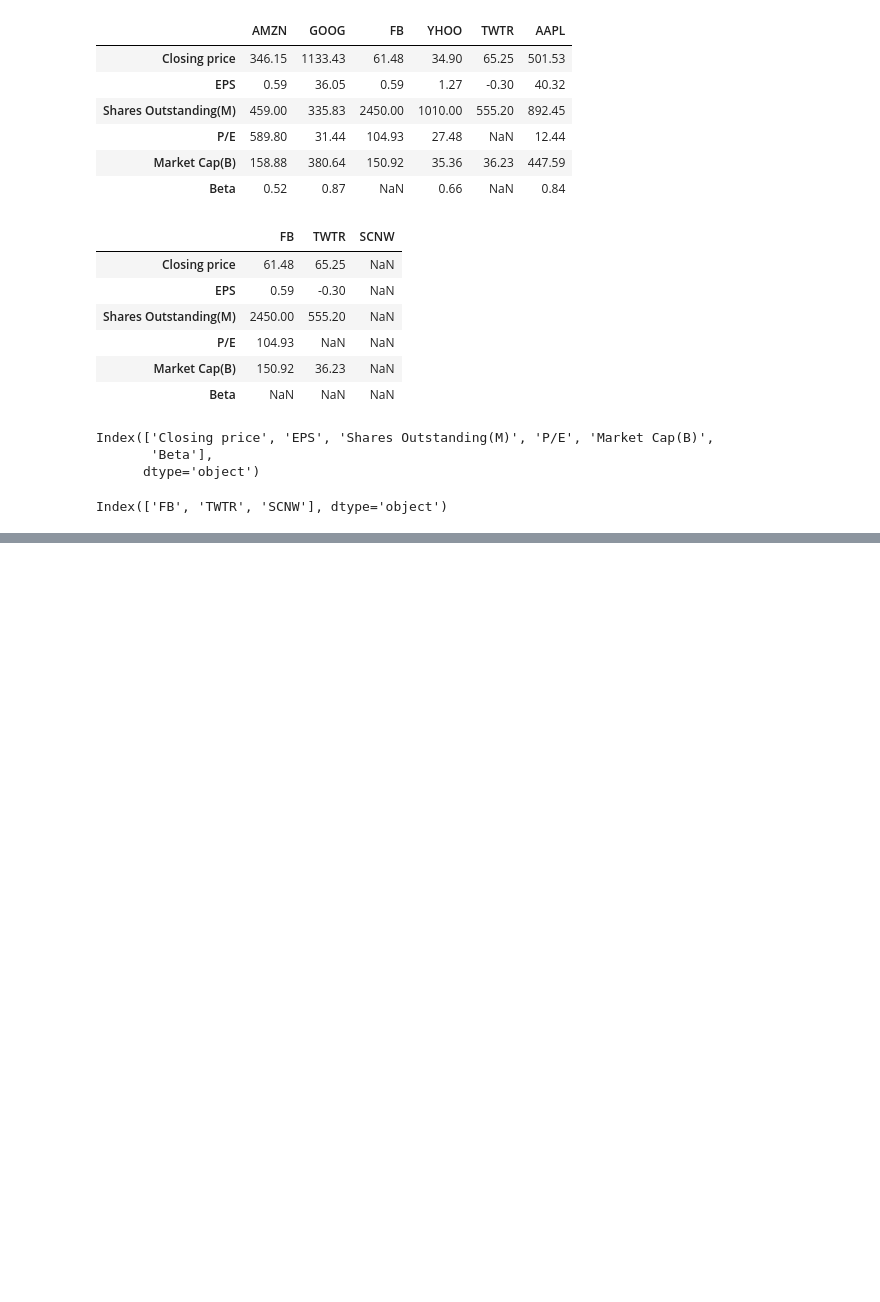
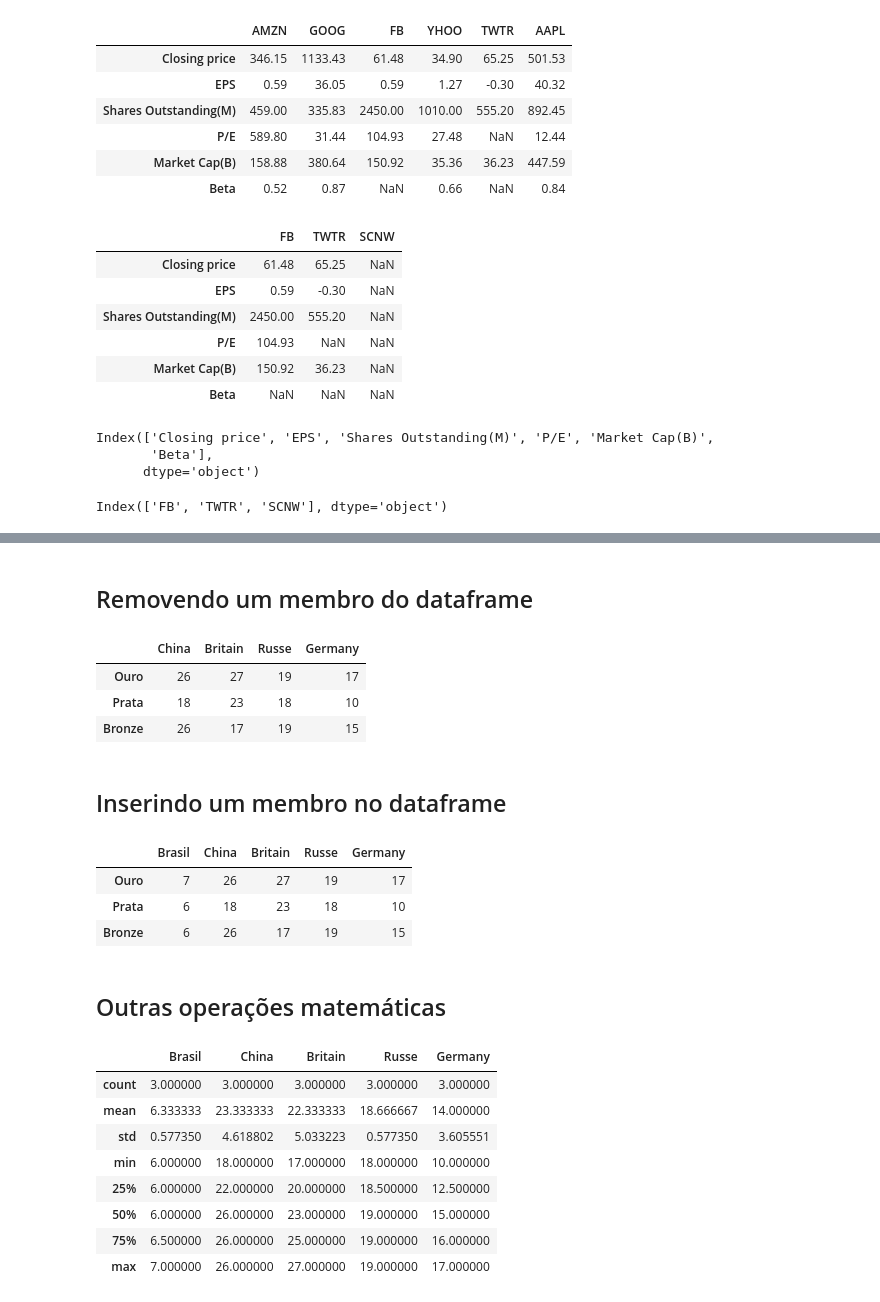
Before and after one commit to michelaap/notebooks, a Jupyter notebook: pandas_dataframes.ipynb, the cells around one changed output, grey strips where cells are left out. Drawn from its saved outputs; the diff is of its cells as text; code cells hidden in the pictures; blank space fills up the shorter version.

```diff
--- a/pandas_dataframes.ipynb
+++ b/pandas_dataframes.ipynb
@@ -71,0 +74,10 @@ Index(['FB', 'TWTR', 'SCNW'], dtype='object')
+# %%
+Quadro_Medalhas_Rio_2016 = {
+    'USA': {'Ouro': 46, 'Prata': 37, 'Bronze': 38},
+    'China': {'Ouro': 26, 'Prata': 18, 'Bronze': 26},
+    'Britain': {'Ouro': 27, 'Prata': 23, 'Bronze': 17},
+    'Russe': {'Ouro': 19, 'Prata': 18, 'Bronze': 19},
+    'Germany': {'Ouro': 17, 'Prata': 10, 'Bronze': 15}
+}
+# %%
+Rio_2016 = pd.DataFrame.from_dict(Quadro_Medalhas_Rio_2016)
@@ -71,0 +259,2 @@ Index(['FB', 'TWTR', 'SCNW'], dtype='object')
+# %% [markdown]
+## Removendo um membro do dataframe
@@ -71,0 +263,32 @@ Index(['FB', 'TWTR', 'SCNW'], dtype='object')
+# %%
+Rio_2016
+# %% [output]
+|  | China | Britain | Russe | Germany |
+| Ouro | 26 | 27 | 19 | 17 |
+| Prata | 18 | 23 | 18 | 10 |
+| Bronze | 26 | 17 | 19 | 15 |
+# %% [markdown]
+## Inserindo um membro no dataframe
+# %%
+Rio_2016.insert(0, 'Brasil', (7, 6, 6))
+# %%
+Rio_2016
+# %% [output]
+|  | Brasil | China | Britain | Russe | Germany |
+| Ouro | 7 | 26 | 27 | 19 | 17 |
+| Prata | 6 | 18 | 23 | 18 | 10 |
+| Bronze | 6 | 26 | 17 | 19 | 15 |
+# %% [markdown]
+## Outras operações matemáticas
+# %%
+Rio_2016.describe()
+# %% [output]
+|  | Brasil | China | Britain | Russe | Germany |
+| count | 3.000000 | 3.000000 | 3.000000 | 3.000000 | 3.000000 |
+| mean | 6.333333 | 23.333333 | 22.333333 | 18.666667 | 14.000000 |
+| std | 0.577350 | 4.618802 | 5.033223 | 0.577350 | 3.605551 |
+| min | 6.000000 | 18.000000 | 17.000000 | 18.000000 | 10.000000 |
+| 25% | 6.000000 | 22.000000 | 20.000000 | 18.500000 | 12.500000 |
+| 50% | 6.000000 | 26.000000 | 23.000000 | 19.000000 | 15.000000 |
+| 75% | 6.500000 | 26.000000 | 25.000000 | 19.000000 | 16.000000 |
+| max | 7.000000 | 26.000000 | 27.000000 | 19.000000 | 17.000000 |
```
Also changed, not shown: parts of 30 cells of this notebook.
